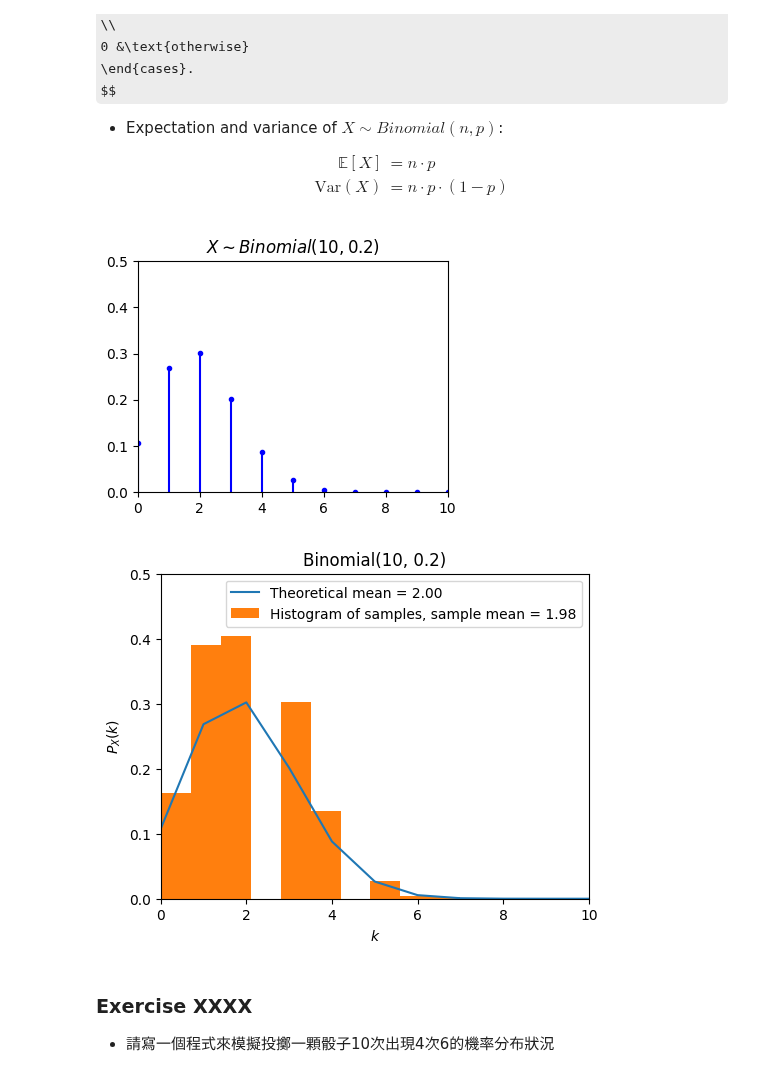
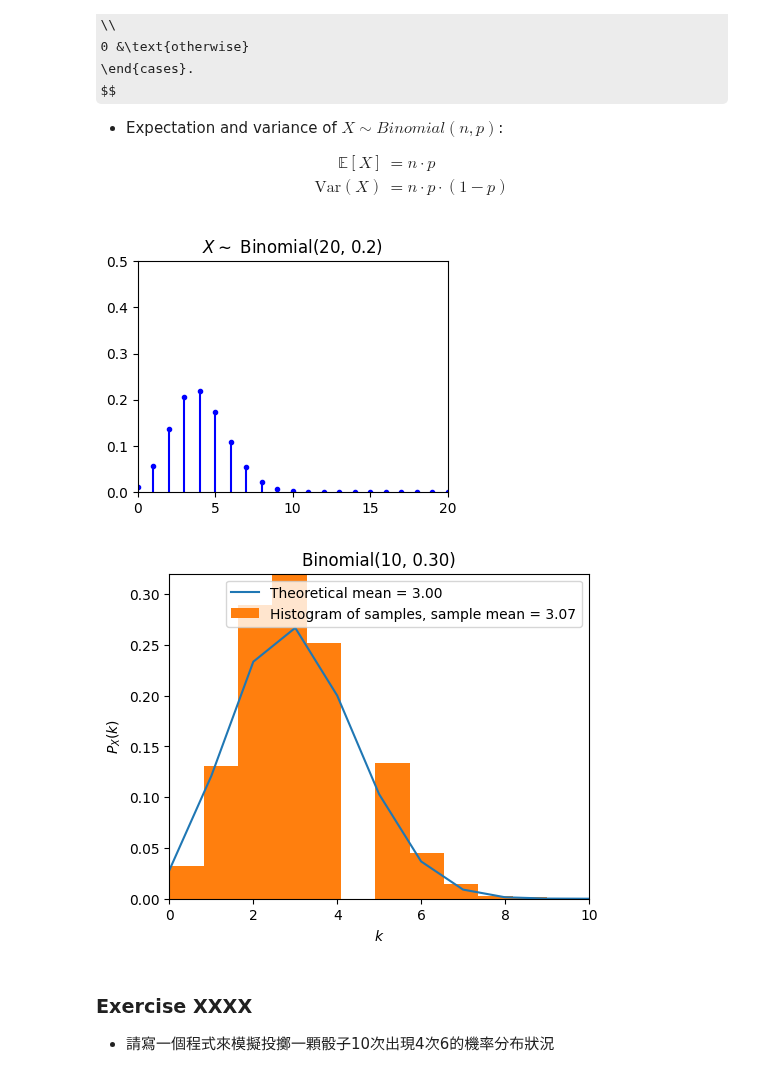
Before and after one commit to bruce88617/nycudopcs_advanced, a Jupyter notebook: Lectures/Lecture02/Lecture02.ipynb, the cells around one changed output. Drawn from its saved outputs; the diff is of its cells as text; code cells hidden in the pictures; some formulas as TeX source.

```diff
--- a/Lectures/Lecture02/Lecture02.ipynb
+++ b/Lectures/Lecture02/Lecture02.ipynb
@@ -569,7 +569,7 @@ import numpy as np
 from scripts.part2.basicFuncs import binCoeff
 
 p = 0.2
-n = 10
+n = 20
 k = np.arange(n+1)
 P_k = [binCoeff(n=n, k=i) * p**i * (1-p)**(n-i) for i in k]
 
@@ -583,20 +583,20 @@ ax.vlines(
     colors='b',
 )
 ax.set(
-    title=r"$X \sim Binomial(10, 0.2)$",
+    title=r"$X \sim$" + " Binomial({:d}, {:.1f})".format(n, p),
     xlim=[0, max(k)],
     ylim=[0, 0.5],
 )
 
 plt.show()
 # %% [output]
-[figure, old version]
+[figure, new version]
 # %%
 from scripts.part2.testFuncs import test4
 
-test4(numTrials=1000, n=10, p=0.2)
+test4(numTrials=1000, n=10, p=0.3)
 # %% [output]
-[figure, old version]
+[figure, new version]
 # %% [markdown]
 ### Exercise XXXX
 
```
Also changed, not shown: parts of 6 cells of this notebook, 1 other file.
